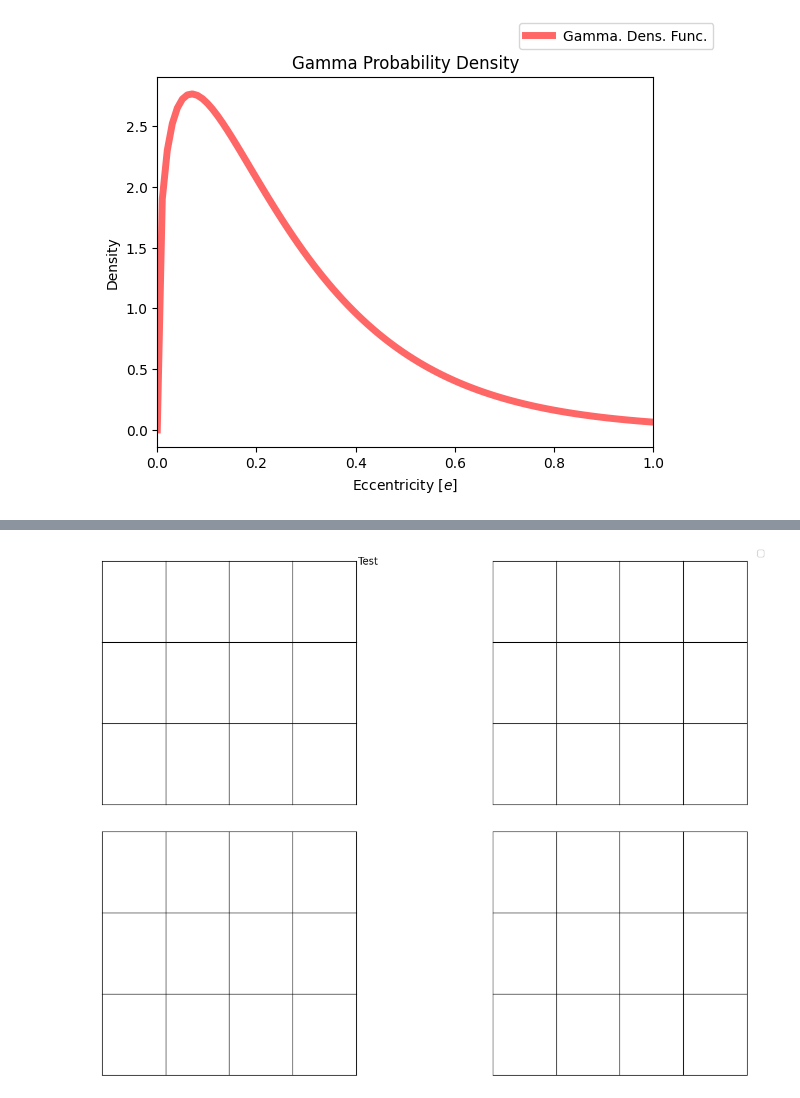
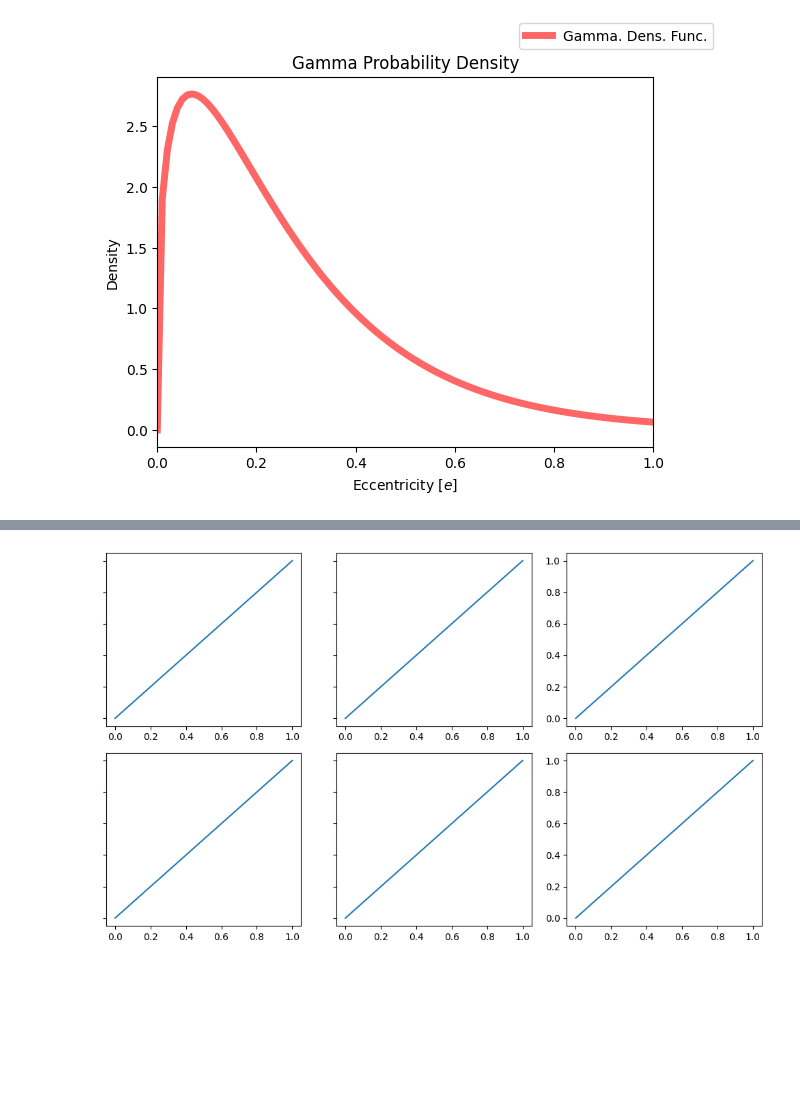
Before and after one commit to victorkarkour/Microlensing-Separation, a Jupyter notebook: Dist_e.ipynb, the cells around one changed output, grey strips where cells are left out. Saved outputs shown, nothing was run; the diff lists cells and outputs as text; code cells hidden in the pictures; blank space fills up the shorter version.

```diff
--- a/Dist_e.ipynb
+++ b/Dist_e.ipynb
@@ -39,22 +45,30 @@ plt.show()
 fig = plt.figure(figsize = (13,9))
 subfigs = fig.subfigures(2,2, hspace = 0, wspace = 0)
 for outer, subfig in enumerate(subfigs.flat):
-    axs = subfig.subplots(3,4, gridspec_kw = {"hspace" : 0, "wspace" : 0}, sharex = True, sharey = True)
+    axs = subfig.subplots(3,4, gridspec_kw = {"hspace" : 0, "wspace" : 0}, sharex = False, sharey = False)
     for j, ax  in enumerate(axs.flatten()):
-        # ax.set_xlim(0.5,20.5)
-        # ax.set_ylim(0,10)
+        ax.grid(True,color = "grey", linestyle="--", linewidth="0.25", axis = "x", which = "both")
+        ax.set_xlim(0.5,20.5)
+        ax.set_ylim(0,10)
         # if outer == 1:
         #     ax.xaxis.set_major_locator(plt.MaxNLocator(2))
         #     ax.yaxis.set_major_locator(plt.MaxNLocator(3))
         # else:
         #     ax.axes.set_axis_off()
         #     ax.set_yticks([])
-        xticks = ax.xaxis.get_major_ticks()
-        print(xticks)
+        ax.xaxis.tick_top()
+        ax.yaxis.set_label_position("right")
+        ax.yaxis.tick_right()
         handles, labels = ax.get_legend_handles_labels()
+        ax.set_xscale("log")
+        if j == 3 or j == 7 or j == 11:
+            ax.tick_params(axis= "y", pad = -20, which = "both", labelright = True)
+        else:
+            ax.tick_params(labelright=False)
+
 
 fig.suptitle("Test", x = 0.49, y = 0.985)
-# fig.tight_layout(pad=0.05, rect = (0.02, 0.02, 0.95, 0.95))
+# fig.tight_layout()
 fig.tight_layout(pad=1.25,h_pad=0, w_pad=0, rect = (0.08, 0.0, 0.95, 0.95))
 fig.legend(handles, labels)
 plt.show()
@@ -80,27 +77,18 @@ plt.show()
 # %%
-import matplotlib.pyplot as plt
+    fig, axes = plt.subplots(nrows=2, ncols=3, sharey=True, figsize=(10, 6))
+    for i, row_axes in enumerate(axes):
+        for j, ax in enumerate(row_axes):
+            # Plot your data on ax
+            ax.plot([0, 1], [0, 1]) # Example plot
 
-fig = plt.figure(figsize=(13, 9))
-
-# Create subfigures with no spacing between them
-subfigs = fig.subfigures(2, 2, hspace=0, wspace=0)
-
-for outer, subfig in enumerate(subfigs.flat):
-    axs = subfig.subplots(3, 4, gridspec_kw={"hspace": 0, "wspace": 0})
-    for j, ax in enumerate(axs.flatten()):
-        ax.set_xticks([])
-        ax.set_yticks([])
-        handles, labels = ax.get_legend_handles_labels()
-
-# Add a title
-fig.suptitle("Test", x=0.49, y=0.985)
-
-# Increase left margin to 30% of figure width
-fig.subplots_adjust(left=0.30, right=0.95, top=0.95, bottom=0.05)
-
-# Add legend
-fig.legend(handles, labels)
-
-plt.show()
+            # Hide y-tick labels for all but the rightmost column
+            if j < axes.shape[1] - 1: # axes.shape[1] is the number of columns
+                ax.tick_params(axis='y', labelleft=False)
+            else:
+                # Ensure the rightmost column's y-tick labels are visible
+                ax.tick_params(axis='y', labelleft=True)
+    # Option 2: Using tight_layout after plotting
+    fig.tight_layout()
+    plt.show()
 # %% [output]
-[figure, old version]
+[figure, new version]
```
Also changed, not shown: parts of 2 cells of this notebook, 1 other file.
